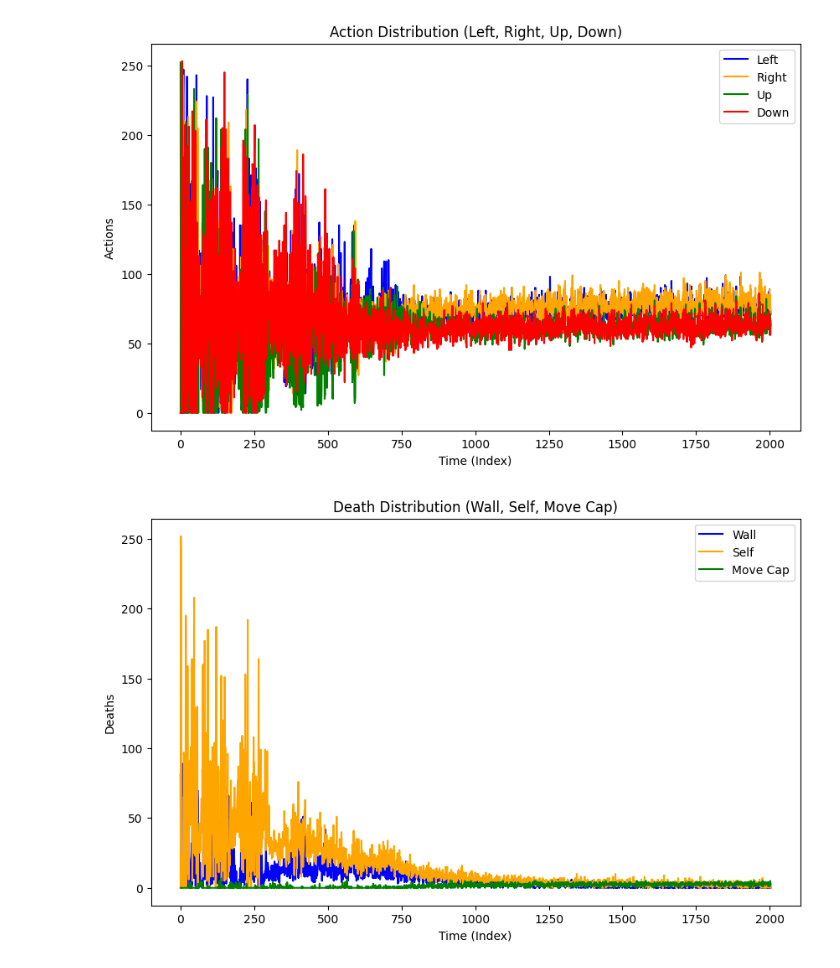
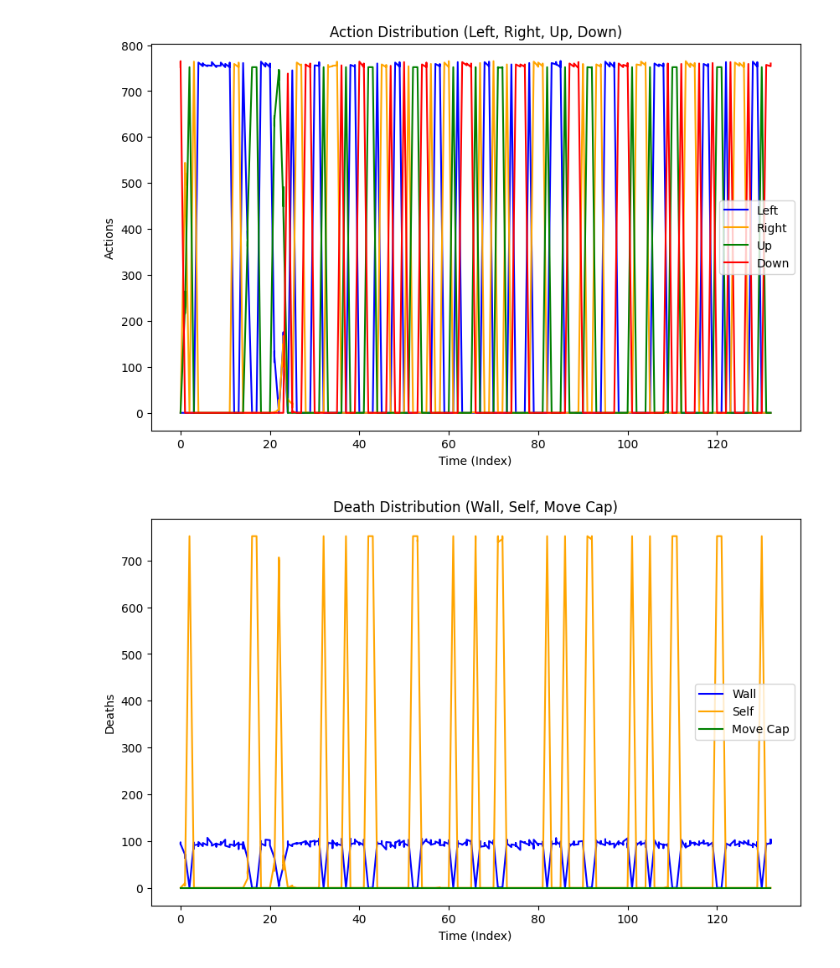
Before and after one commit to conner-replogle/snake_rust, a Jupyter notebook: data_vis.ipynb, the cells around one changed output. Cells and saved outputs as stored; diff of their text form; code cells hidden in the pictures.

```diff
--- a/data_vis.ipynb
+++ b/data_vis.ipynb
@@ -57,33 +57,33 @@ def parse_and_visualize_csv(file_path, shape_value=None):
 
     # 3. Plot highest reward, loss, average reward, max score, etc.
     plt.figure(figsize=(10, 6))
     if all(col in df.columns for col in ['highest_reward', 'loss', 'average_reward', 'max_score', 'avg_score', 'wons']):
         plt.plot(df.index, df['highest_reward'], label='Highest Reward', color='green')
         plt.plot(df.index, df['loss'], label='Loss', color='blue')
         plt.plot(df.index, df['average_reward'], label='Average Reward', color='red')
         plt.plot(df.index, df['max_score'], label='Highest Score', color='pink')
         plt.plot(df.index, df['avg_score'], label='Average Score', color='purple')
         plt.plot(df.index, df['wons'], label='Won', color='orange')
 
         plt.xlabel('Time (Index)')
         plt.ylabel('Values')
         plt.title('Highest Reward, Loss, Average Reward, and Scores')
         plt.legend()
         plt.show()
 
     # 4. Plot steps per game
     plt.figure(figsize=(10, 6))
     if 'step_per_games' in df.columns:
         plt.plot(df.index, df['step_per_games'], label='Steps per Game', color='cyan')
 
         plt.xlabel('Time (Index)')
         plt.ylabel('Steps per Game')
         plt.title('Steps per Game over Time')
         plt.legend()
         plt.show()
 
 # Example usage
-parse_and_visualize_csv('models/agnostic_raw_2_group/train_log.csv', shape_value=5)
+parse_and_visualize_csv('models/new_age_2_layer/train_log.csv', shape_value=15)
 # %% [output]
-[figure, old version]
+[figure, new version]
-[figure, old version]
+[figure, new version]
```
Also changed, not shown: parts of 2 cells of this notebook, 2 other files.
